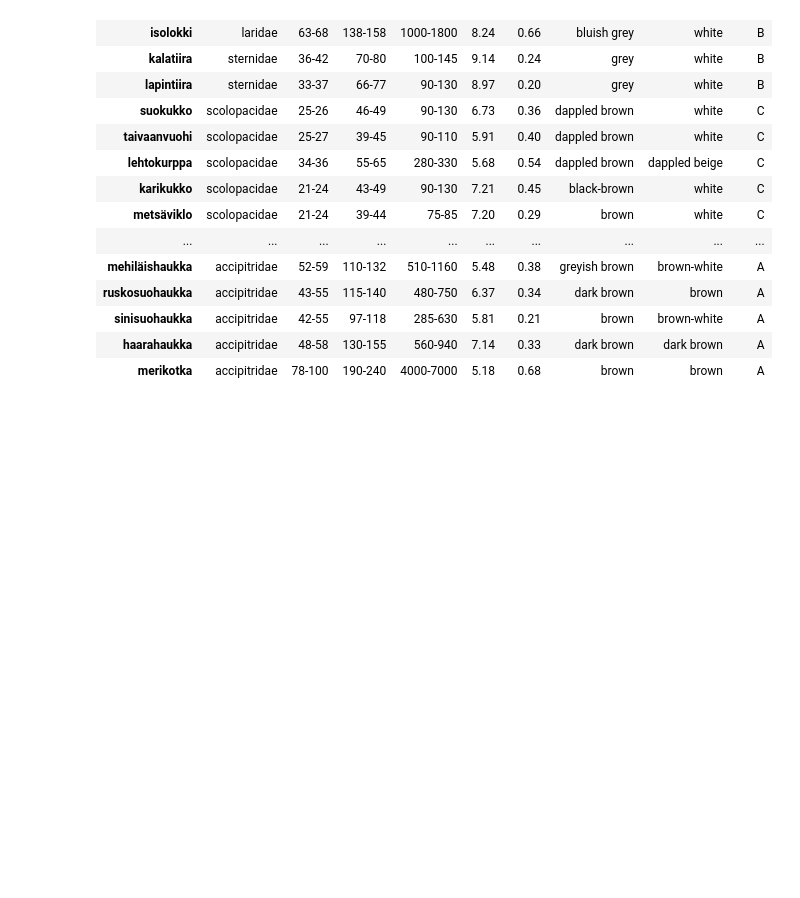
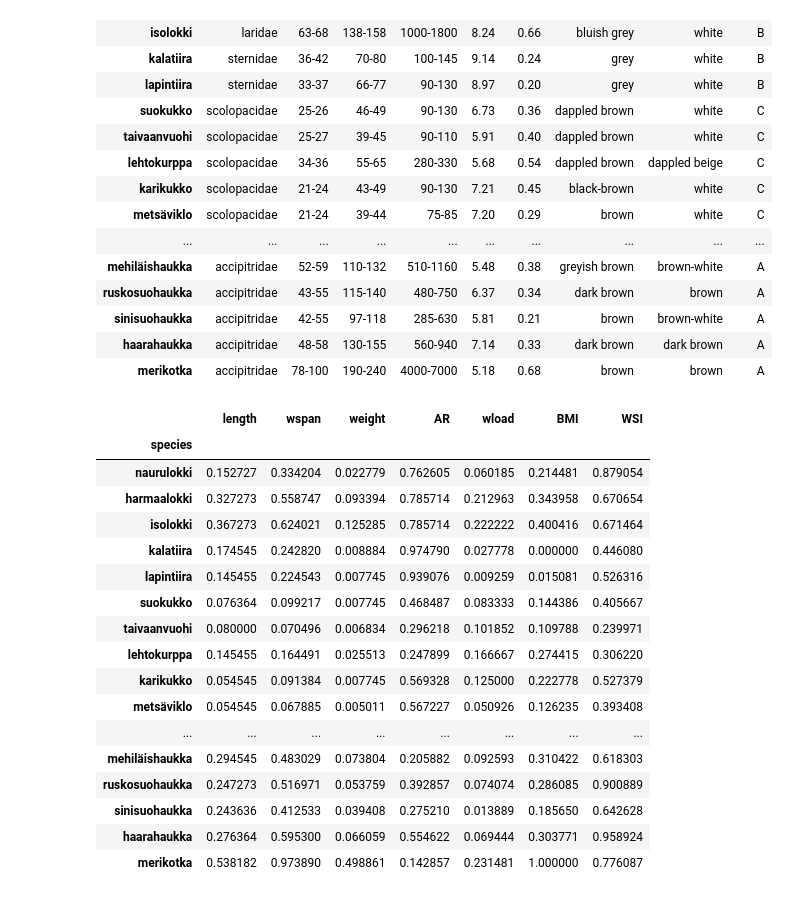
Before and after one commit to lassimalvikko/MDM24, a Jupyter notebook: Ex2/ex2.ipynb, the cells around one changed output. Saved outputs shown, nothing was run; the diff lists cells and outputs as text; code cells hidden in the pictures; blank space fills up the shorter version.

```diff
--- a/Ex2/ex2.ipynb
+++ b/Ex2/ex2.ipynb
@@ -26,3 +30,42 @@ birddata
 | sinisuohaukka | accipitridae | 42-55 | 97-118 | 285-630 | 5.81 | 0.21 | brown | brown-white | A |
 | haarahaukka | accipitridae | 48-58 | 130-155 | 560-940 | 7.14 | 0.33 | dark brown | dark brown | A |
 | merikotka | accipitridae | 78-100 | 190-240 | 4000-7000 | 5.18 | 0.68 | brown | brown | A |
+# %%
+def avg_from_str(str): # Get mean from a string of form 'a-b' where a and b are numbers
+  min_v, max_v = str.split('-')
+  return (float(max_v)+float(min_v))/2
+
+# DF of processed numerical data
+num_birddata_processed = raw_birddata.copy()[['length', 'wspan', 'weight', 'AR', 'wload']]
+
+# Get average from ranges
+num_birddata_processed.length = raw_birddata.length.map(lambda x: avg_from_str(x))
+num_birddata_processed.wspan = raw_birddata.wspan.map(lambda x: avg_from_str(x))
+num_birddata_processed.weight = raw_birddata.weight.map(lambda x: avg_from_str(x))
+
+# Add more informative metrics
+num_birddata_processed['BMI'] = num_birddata_processed.weight / num_birddata_processed.length**2
+num_birddata_processed['WSI'] = num_birddata_processed.wspan / num_birddata_processed.length
+
+# Min-max scaling
+num_birddata_processed = num_birddata_processed.apply(lambda x: (x-x.min())/(x.max()-x.min()), axis=0)
+num_birddata_processed
+# %% [output]
+|  | length | wspan | weight | AR | wload | BMI | WSI |
+| species |  |  |  |  |  |  |  |
+| naurulokki | 0.152727 | 0.334204 | 0.022779 | 0.762605 | 0.060185 | 0.214481 | 0.879054 |
+| harmaalokki | 0.327273 | 0.558747 | 0.093394 | 0.785714 | 0.212963 | 0.343958 | 0.670654 |
+| isolokki | 0.367273 | 0.624021 | 0.125285 | 0.785714 | 0.222222 | 0.400416 | 0.671464 |
+| kalatiira | 0.174545 | 0.242820 | 0.008884 | 0.974790 | 0.027778 | 0.000000 | 0.446080 |
+| lapintiira | 0.145455 | 0.224543 | 0.007745 | 0.939076 | 0.009259 | 0.015081 | 0.526316 |
+| suokukko | 0.076364 | 0.099217 | 0.007745 | 0.468487 | 0.083333 | 0.144386 | 0.405667 |
+| taivaanvuohi | 0.080000 | 0.070496 | 0.006834 | 0.296218 | 0.101852 | 0.109788 | 0.239971 |
+| lehtokurppa | 0.145455 | 0.164491 | 0.025513 | 0.247899 | 0.166667 | 0.274415 | 0.306220 |
+| karikukko | 0.054545 | 0.091384 | 0.007745 | 0.569328 | 0.125000 | 0.222778 | 0.527379 |
+| metsäviklo | 0.054545 | 0.067885 | 0.005011 | 0.567227 | 0.050926 | 0.126235 | 0.393408 |
+| ... | ... | ... | ... | ... | ... | ... | ... |
+| mehiläishaukka | 0.294545 | 0.483029 | 0.073804 | 0.205882 | 0.092593 | 0.310422 | 0.618303 |
+| ruskosuohaukka | 0.247273 | 0.516971 | 0.053759 | 0.392857 | 0.074074 | 0.286085 | 0.900889 |
+| sinisuohaukka | 0.243636 | 0.412533 | 0.039408 | 0.275210 | 0.013889 | 0.185650 | 0.642628 |
+| haarahaukka | 0.276364 | 0.595300 | 0.066059 | 0.554622 | 0.069444 | 0.303771 | 0.958924 |
+| merikotka | 0.538182 | 0.973890 | 0.498861 | 0.142857 | 0.231481 | 1.000000 | 0.776087 |
```
Also changed, not shown: parts of 4 cells of this notebook.
